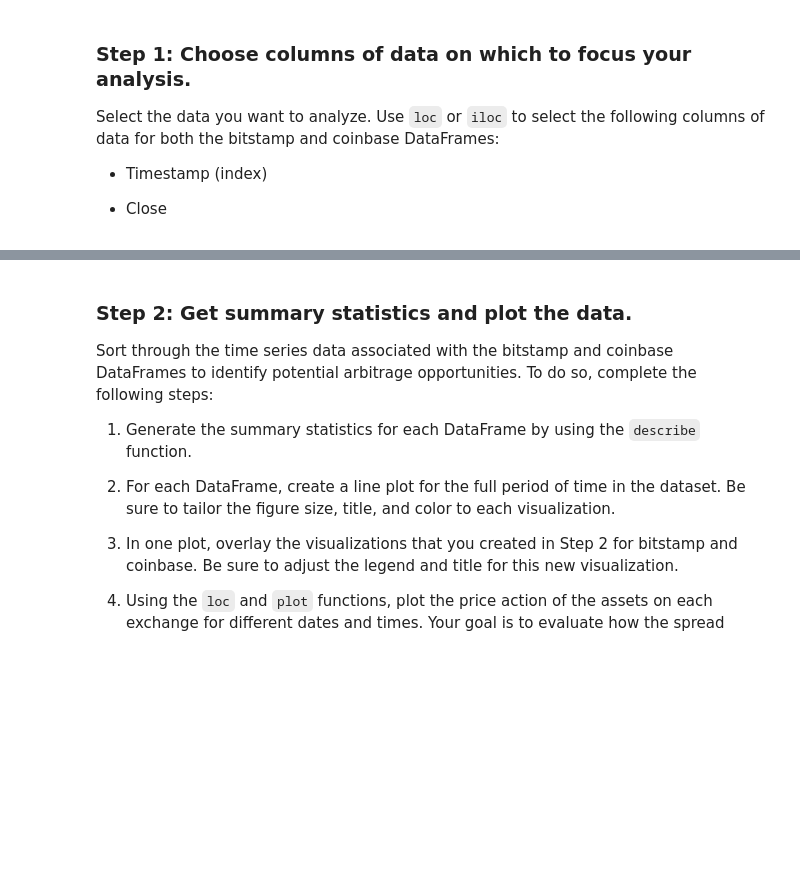
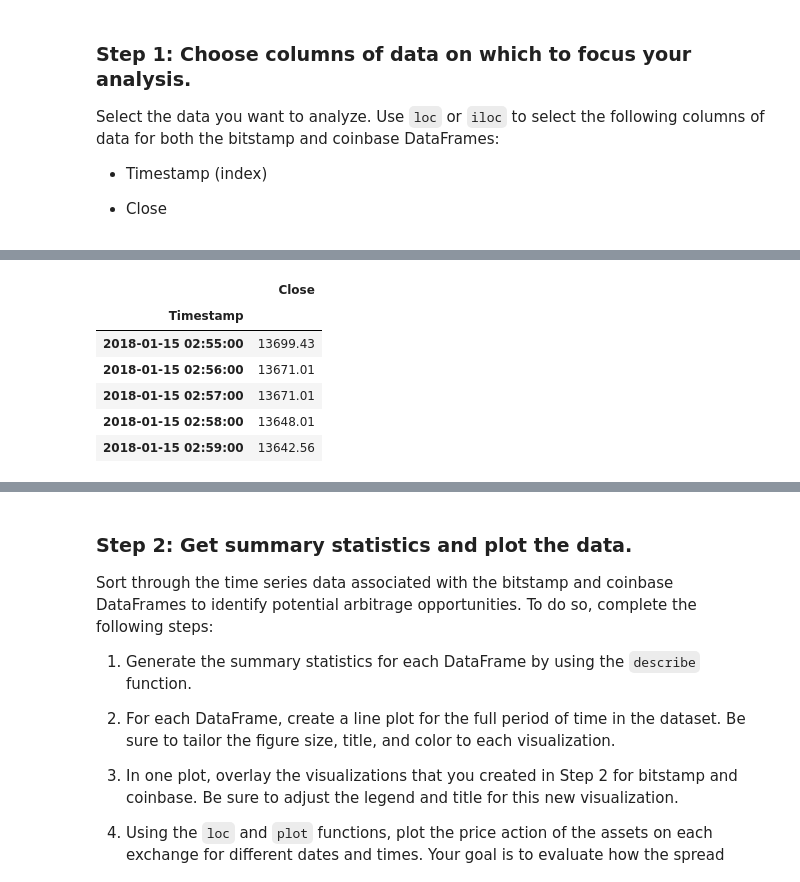
Before and after one commit to greg-krulin/Challenge3, a Jupyter notebook: crypto_arbitrage.ipynb, the cells around one changed output, grey strips where cells are left out. Cells and saved outputs as stored; diff of their text form; code cells hidden in the pictures; blank space fills up the shorter version.

```diff
--- a/crypto_arbitrage.ipynb
+++ b/crypto_arbitrage.ipynb
@@ -162,9 +182,10 @@ Select the data you want to analyze. Use `loc` or `iloc` to select the following
 # %%
-# Use loc or iloc to select `Timestamp (the index)` and `Close` from bitstamp DataFrame
-bitstamp_sliced = bitstamp.loc["2018-01-15 02:55:00":"2018-01-30 02:55:00",'Close']
-# YOUR CODE HERE
+# Use loc or iloc to select `Timestamp (the index)` and `Close` from coinbase DataFrame
+coinbase_sliced = coinbase.loc["2018-01-15 02:55:00":"2018-01-30 02:55:00",'Close']
+coinbase_sliced = coinbase_sliced.to_frame()
+
 
 # Review the first five rows of the DataFrame
 # YOUR CODE HERE
-bitstamp_sliced.head()
+coinbase_sliced.head()
 # %% [output]
@@ -177,0 +192,7 @@ Name: Close, dtype: float64
+|  | Close |
+| Timestamp |  |
+| 2018-01-15 02:55:00 | 13699.43 |
+| 2018-01-15 02:56:00 | 13671.01 |
+| 2018-01-15 02:57:00 | 13671.01 |
+| 2018-01-15 02:58:00 | 13648.01 |
+| 2018-01-15 02:59:00 | 13642.56 |
```
Also changed, not shown: parts of 13 cells of this notebook.
